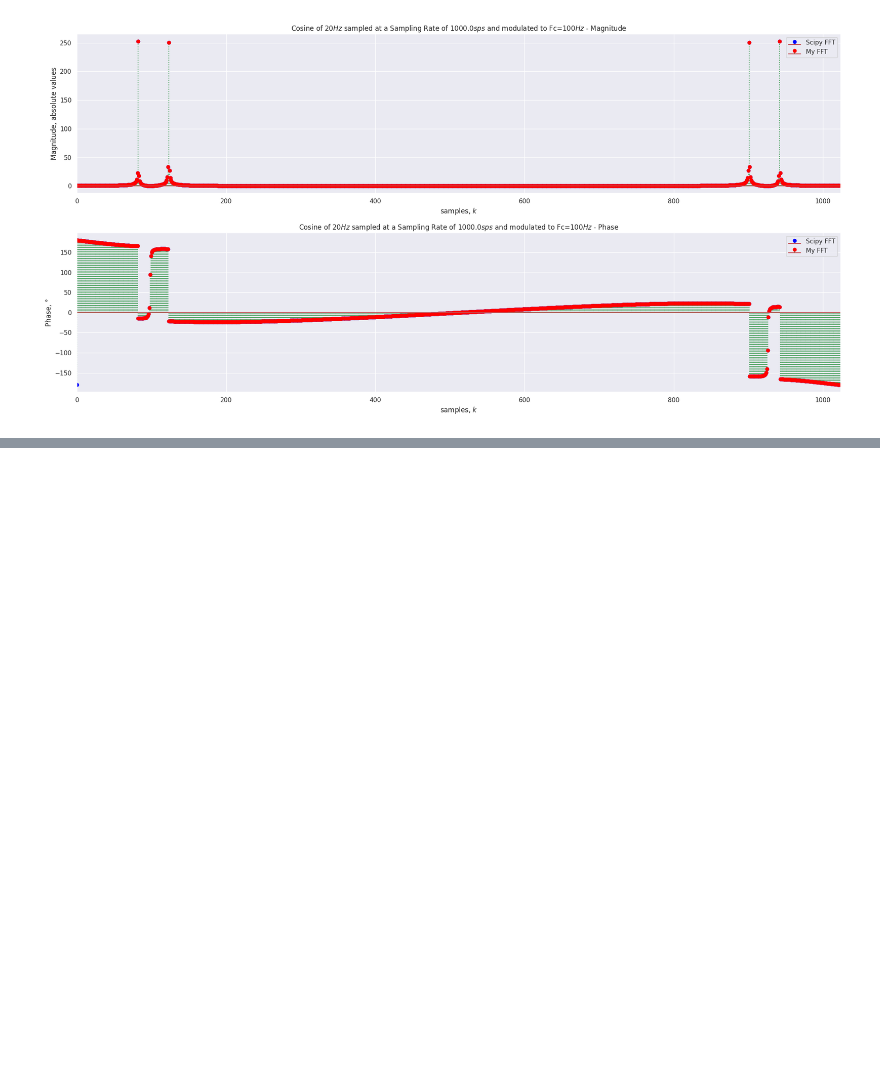
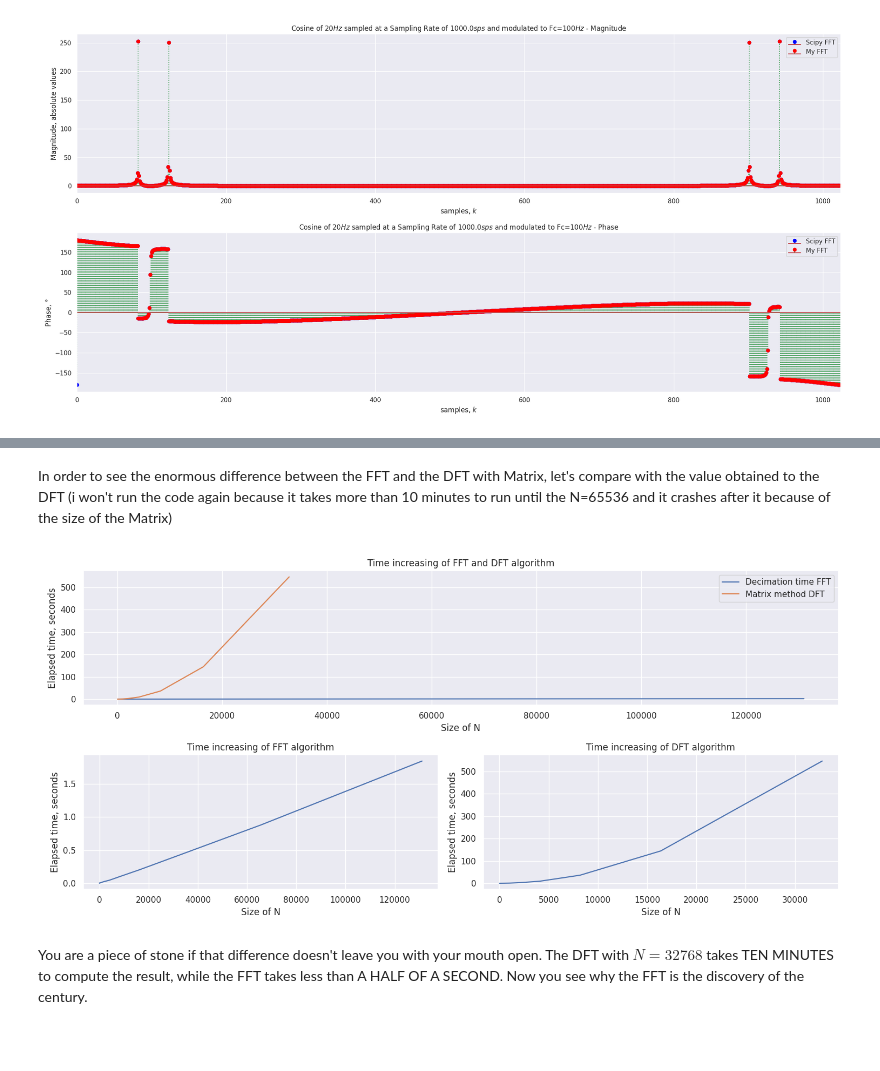
Before and after one commit to JoaoPi314/PDS-sampling-exercise, a Jupyter notebook: FFT implementation.ipynb, the cells around one changed output, grey strips where cells are left out. Drawn from its saved outputs; the diff is of its cells as text; code cells hidden in the pictures; blank space fills up the shorter version.

Commit message:
Added comparison between FFT and DFT

```diff
--- a/FFT implementation.ipynb
+++ b/FFT implementation.ipynb
@@ -412,0 +417,15 @@ We can see that we know have two copies of the cosine spectrum centered at $\pm
+# %%
+import time
+array_N = 2**np.arange(3, 18)
+time_array = np.zeros(array_N.size)
+for i in range(array_N.size):
+
+    my_fft_obj = FFT(array_N[i])
+    n_array = np.arange(array_N[i])
+    x = np.cos(2*np.pi*f*n_array/Fs)
+
+    start_time = time.time()
+    Xk = my_fft_obj.fft_calc(x)
+    end_time = time.time()
+    time_array[i] = end_time - start_time
+    print(f'Calculated to N={array_N[i]}. Time elapsed: {time_array[i]}')
@@ -413,2 +448,40 @@ We can see that we know have two copies of the cosine spectrum centered at $\pm
+# %% [markdown]
+In order to see the enormous difference between the FFT and the DFT with Matrix, let's compare with the value obtained to the DFT (i won't run the code again because it takes more than 10 minutes to run until the N=65536 and it crashes after it because of the size of the Matrix)
+# %%
+dft_time_array = [0.0010623931884765625, 0.0003058910369873047, 0.0006361007690429688, 0.0022628307342529297, 0.02278757095336914, 0.08022189140319824,
+                 0.18950510025024414, 0.5866913795471191, 2.542628049850464, 9.09013319015503, 36.018898487091064, 144.60842967033386, 546.5402417182922]
+
+
+
+plt.figure(figsize=(15, 7))
+
+ax1 = plt.subplot(2, 1, 1)
+ax2 = plt.subplot(2, 2, 3)
+ax3 = plt.subplot(2, 2, 4)
+
+ax1.plot(array_N, time_array)
+ax1.plot(array_N[:13], dft_time_array)
+ax1.set_title('Time increasing of FFT and DFT algorithm')
+ax1.set_xlabel('Size of N')
+ax1.set_ylabel('Elapsed time, seconds')
+ax1.legend(['Decimation time FFT', 'Matrix method DFT'])
+
+
+
+ax2.plot(array_N, time_array)
+ax2.set_title('Time increasing of FFT algorithm')
+ax2.set_xlabel('Size of N')
+ax2.set_ylabel('Elapsed time, seconds')
+
+ax3.plot(array_N[:13], dft_time_array)
+ax3.set_title('Time increasing of DFT algorithm')
+ax3.set_xlabel('Size of N')
+ax3.set_ylabel('Elapsed time, seconds')
+
+plt.tight_layout()
+# %% [output]
+[figure, added]
+# %% [markdown]
+You are a piece of stone if that difference doesn't leave you with your mouth open. The DFT with $N = 32768$ takes TEN MINUTES to compute the result, while the FFT takes less than A HALF OF A SECOND. Now you see why the FFT is the discovery of the century.
 # %% [markdown]
 ###
```
Also changed, not shown: parts of 2 cells of this notebook.
